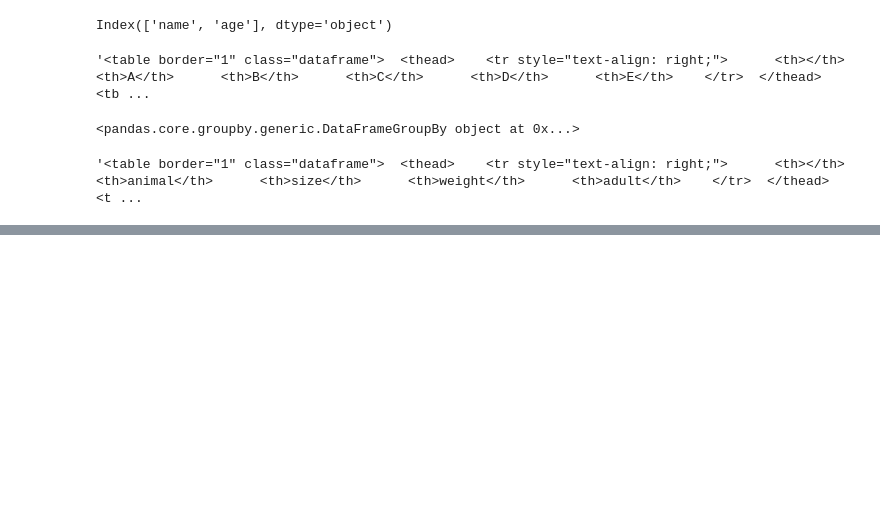
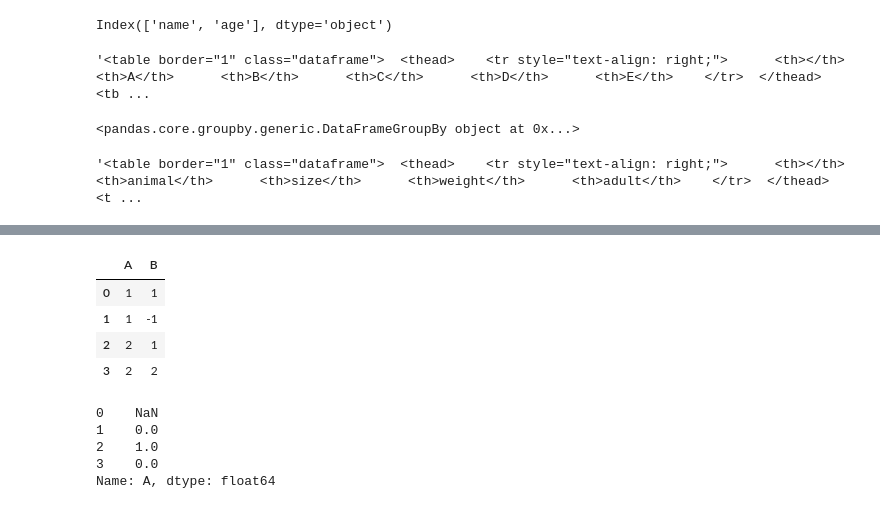
Before and after one commit to zbenmo/yapy3c, a Jupyter notebook: part_VII_pd.ipynb, the cells around one changed output, grey strips where cells are left out. Drawn from its saved outputs; the diff is of its cells as text; code cells hidden in the pictures; blank space fills up the shorter version.

```diff
--- a/part_VII_pd.ipynb
+++ b/part_VII_pd.ipynb
@@ -225,0 +284,16 @@ return_html(gb.get_group("cat"))
+# %%
+df
+# %% [output]
+|  | A | B |
+| 0 | 1 | 1 |
+| 1 | 1 | -1 |
+| 2 | 2 | 1 |
+| 3 | 2 | 2 |
+# %%
+df['A'].diff()
+# %% [output]
+0    NaN
+1    0.0
+2    1.0
+3    0.0
+Name: A, dtype: float64
```
Also changed, not shown: parts of 5 cells of this notebook, 4 other files.
